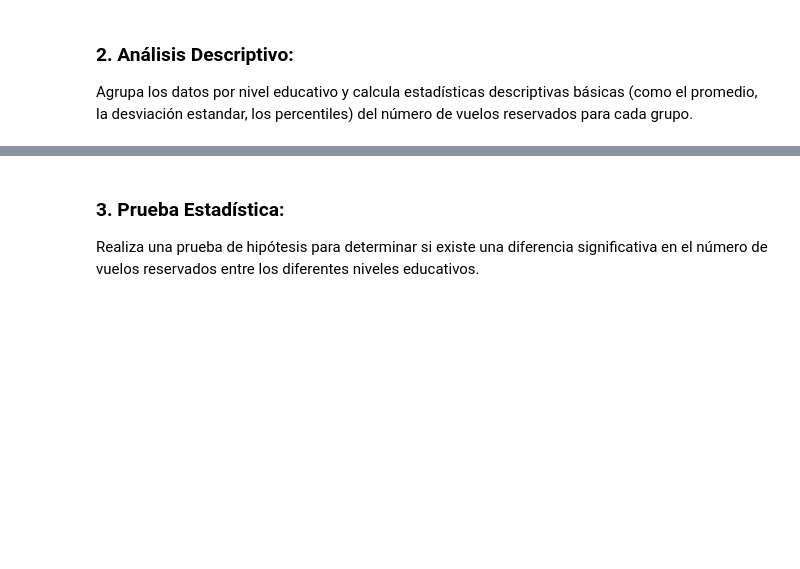
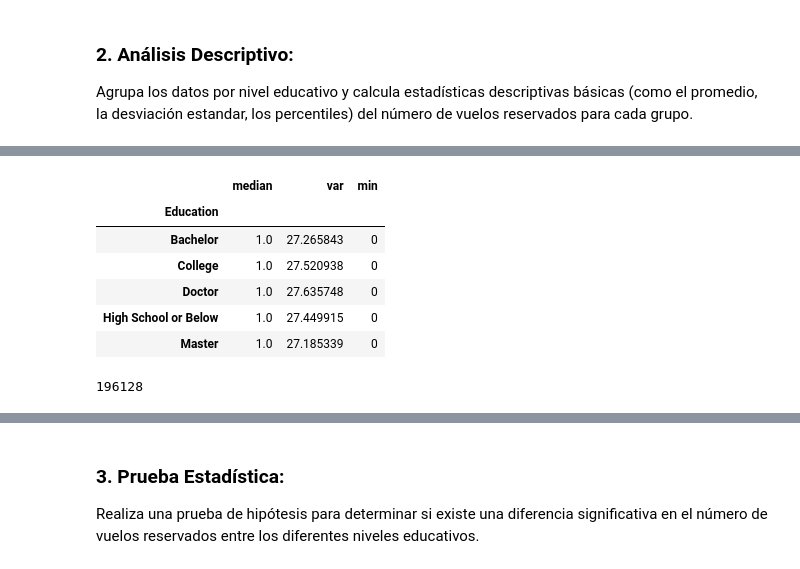
Before and after one commit to Adalab/bda-modulo-3-evaluacion-final-realtoder, a Jupyter notebook: Reyes_Altozano_Evaluación3.ipynb, the cells around one changed output, grey strips where cells are left out. Saved outputs shown, nothing was run; the diff lists cells and outputs as text; code cells hidden in the pictures; blank space fills up the shorter version.

```diff
--- a/Reyes_Altozano_Evaluación3.ipynb
+++ b/Reyes_Altozano_Evaluación3.ipynb
@@ -801,0 +785,17 @@ sns.countplot(x = "Flights_Booked", hue = "Education_Tiers", data = df_filtered,
+# %%
+more_basic_stats = df_final.groupby("Education")["Flights_Booked"].agg(["median", "var", "min"])
+more_basic_stats
+# %% [output]
+|  | median | var | min |
+| Education |  |  |  |
+| Bachelor | 1.0 | 27.265843 | 0 |
+| College | 1.0 | 27.520938 | 0 |
+| Doctor | 1.0 | 27.635748 | 0 |
+| High School or Below | 1.0 | 27.449915 | 0 |
+| Master | 1.0 | 27.185339 | 0 |
+# %%
+# Comprobamos que 196.128 registros son ceros.
+zero_count = df_final['Flights_Booked'].value_counts().get(0, 0)
+print(zero_count)
+# %% [output]
+196128
```
Also changed, not shown: parts of 28 cells of this notebook, 4 other files.
